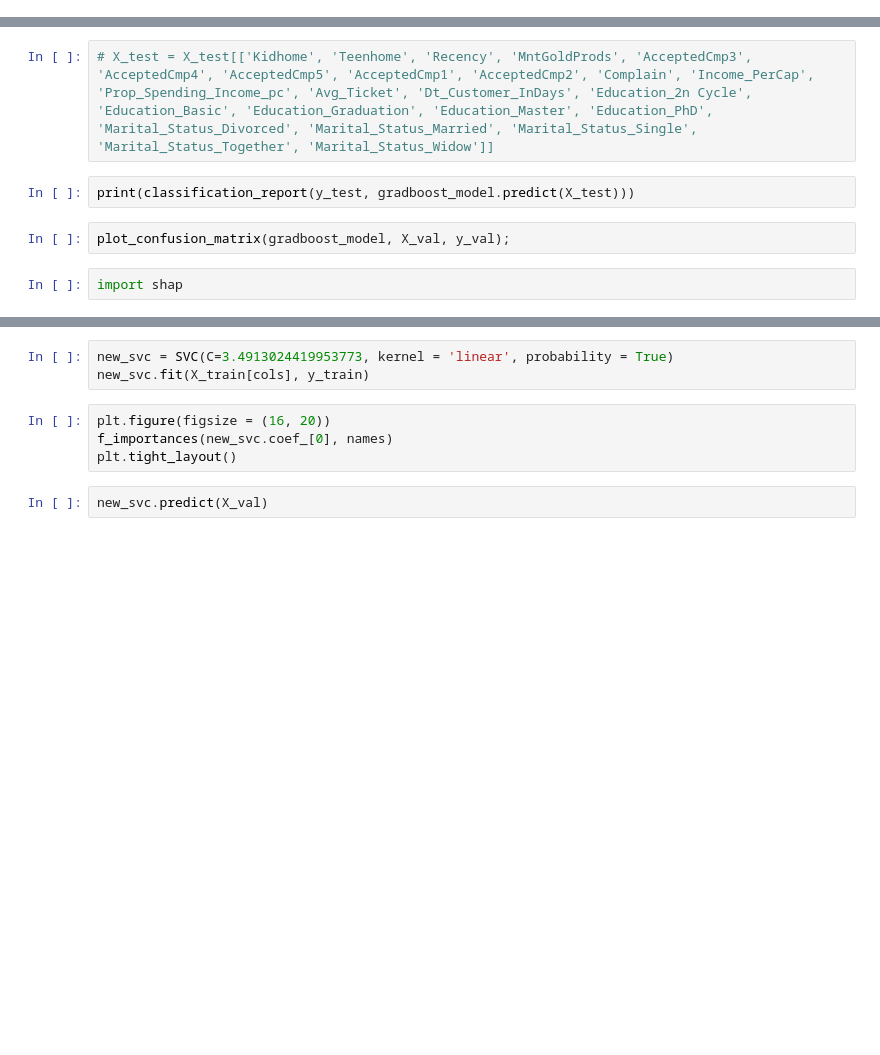
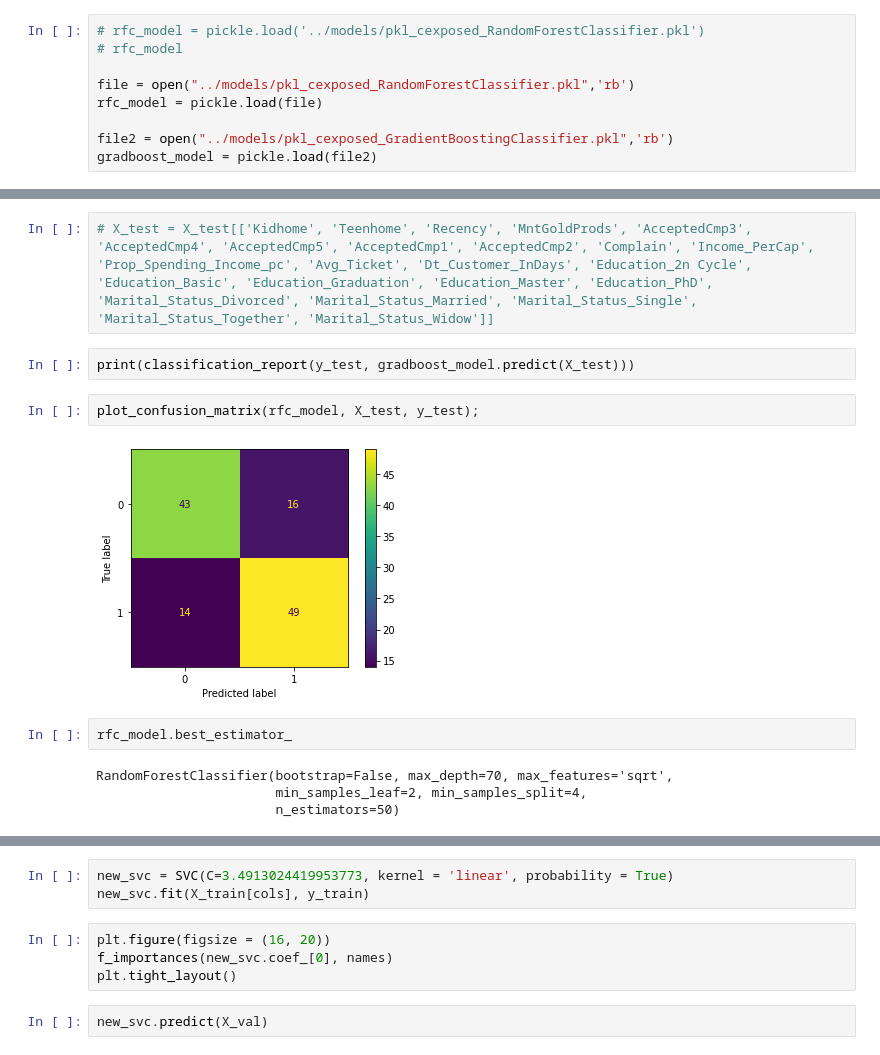
Before and after one commit to renanfmoises/consumer-behavior-analytics, a Jupyter notebook: notebooks/3.3 Consumer Behavior Analytics - Data Modelling - Best Model Analysis and Interpretability.ipynb, the cells around one changed output, grey strips where cells are left out. Saved outputs shown, nothing was run; the diff lists cells and outputs as text; blank space fills up the shorter version.

```diff
--- a/notebooks/3.3 Consumer Behavior Analytics - Data Modelling - Best Model Analysis and Interpretability.ipynb
+++ b/notebooks/3.3 Consumer Behavior Analytics - Data Modelling - Best Model Analysis and Interpretability.ipynb
@@ -73,0 +72,9 @@ gradboost_model
+# %%
+# rfc_model = pickle.load('../models/pkl_cexposed_RandomForestClassifier.pkl')
+# rfc_model
+
+file = open("../models/pkl_cexposed_RandomForestClassifier.pkl",'rb')
+rfc_model = pickle.load(file)
+
+file2 = open("../models/pkl_cexposed_GradientBoostingClassifier.pkl",'rb')
+gradboost_model = pickle.load(file2)
@@ -76,7 +105,13 @@ gradboost_model
 # %%
 print(classification_report(y_test, gradboost_model.predict(X_test)))
 # %%
-plot_confusion_matrix(gradboost_model, X_val, y_val);
+plot_confusion_matrix(rfc_model, X_test, y_test);
+# %% [output]
+[figure, added]
 # %%
-import shap
+rfc_model.best_estimator_
+# %% [output]
+RandomForestClassifier(bootstrap=False, max_depth=70, max_features='sqrt',
+                       min_samples_leaf=2, min_samples_split=4,
+                       n_estimators=50)
 # %%
```
Also changed, not shown: parts of 14 cells of this notebook, 6 other files.
